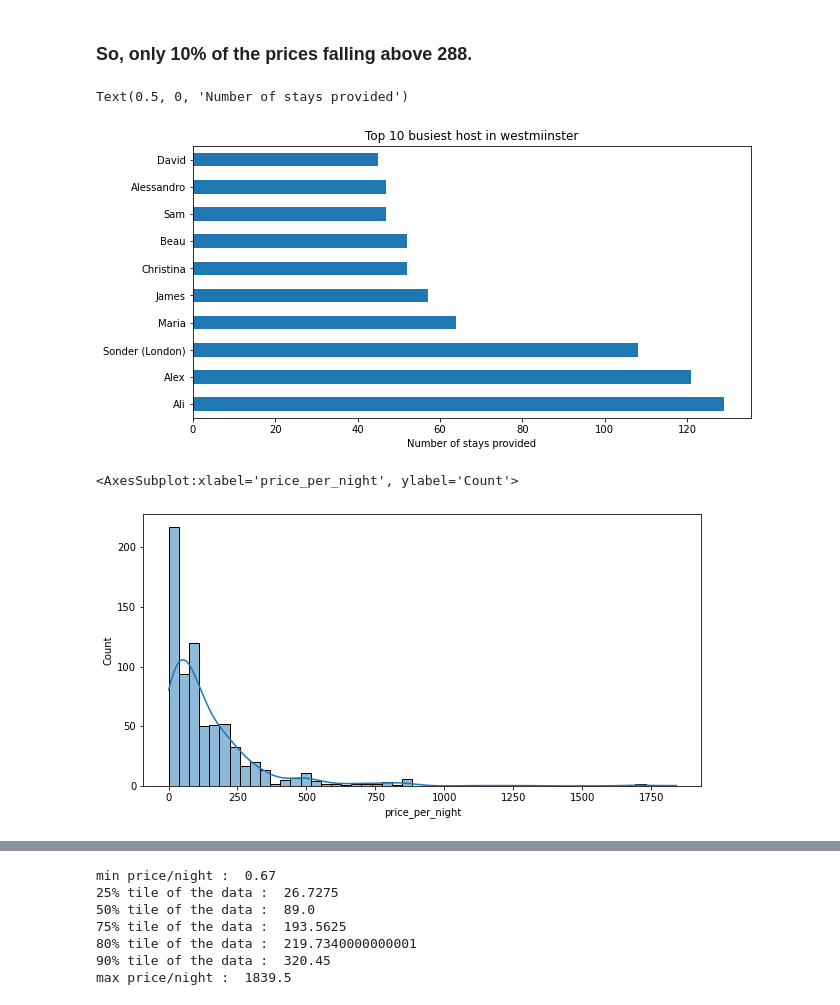
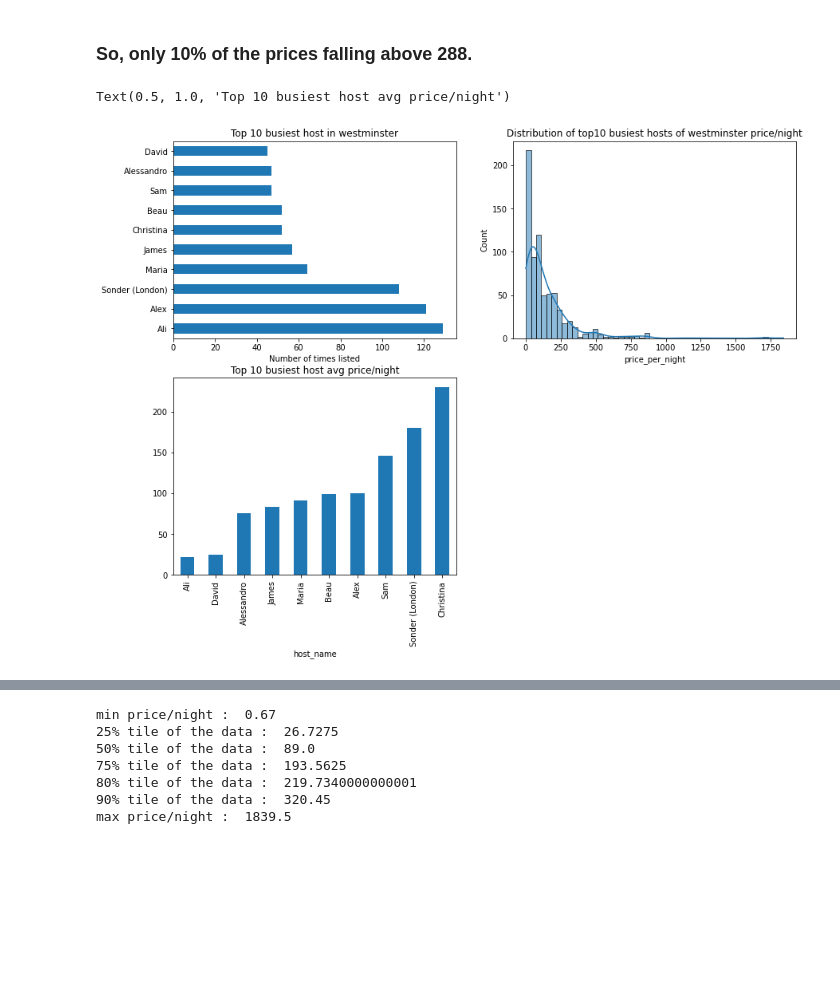
Before and after one commit to Kiran281197/Airbnb_Analysis, a Jupyter notebook: Data Analysis.ipynb, the cells around one changed output, grey strips where cells are left out. Cells and saved outputs as stored; diff of their text form; code cells hidden in the pictures; blank space fills up the shorter version.

```diff
--- a/Data Analysis.ipynb
+++ b/Data Analysis.ipynb
@@ -331,11 +319,25 @@ print("90% tile of the data : ",df_Westminster["price_per_night"].quantile(0.90)
 # %% [markdown]
 ### So, only 10% of the prices falling above 288.
 # %%
-plt.figure(figsize=(10,5))
+#created a variable with top10_bussiest hosts data in westminster
+top10_busiesthostsnames_west = df_Westminster[df_Westminster["host_name"].isin(df_Westminster["host_name"].value_counts().head(10).index.to_list())]
+
+plt.figure(figsize=(14,10))
+plt.subplot(2,2,1)
 top10_busiest_hosts_westminister = df_Westminster["host_name"].value_counts().head(10)
 df_Westminster["host_name"].value_counts().head(10).plot(kind="barh")
-plt.title("Top 10 busiest host in westmiinster")
-plt.xlabel("Number of stays provided")
+plt.title("Top 10 busiest host in westminster")
+plt.xlabel("Number of times listed")
+
+plt.subplot(2,2,2)
+sns.histplot(top10_busiesthostsnames_west["price_per_night"],kde=True)
+plt.title("Distribution of top10 busiest hosts of westminster price/night")
+
+
+plt.subplot(2,2,3)
+top10_busiesthostsnames_west.groupby("host_name")["price_per_night"].median().sort_values(ascending=True).plot(kind="bar")
+ax.annotate(label, (x_value, y_value), xytext=(0, space), textcoords="offset points", ha='center', va='bottom'
+plt.title("Top 10 busiest host avg price/night")
 # %% [output]
-Text(0.5, 0, 'Number of stays provided')
+Text(0.5, 1.0, 'Top 10 busiest host avg price/night')
-[figure, old version]
+[figure, new version]
@@ -344,6 +343,0 @@ top10_busiesthostsnames_west = df_Westminster[df_Westminster["host_name"].isin(d
-# %%
-plt.figure(figsize=(10,5))
-sns.histplot(top10_busiesthostsnames_west["price_per_night"],kde=True)
-# %% [output]
-<AxesSubplot:xlabel='price_per_night', ylabel='Count'>
-[figure, removed]
```
Also changed, not shown: parts of 19 cells of this notebook.
